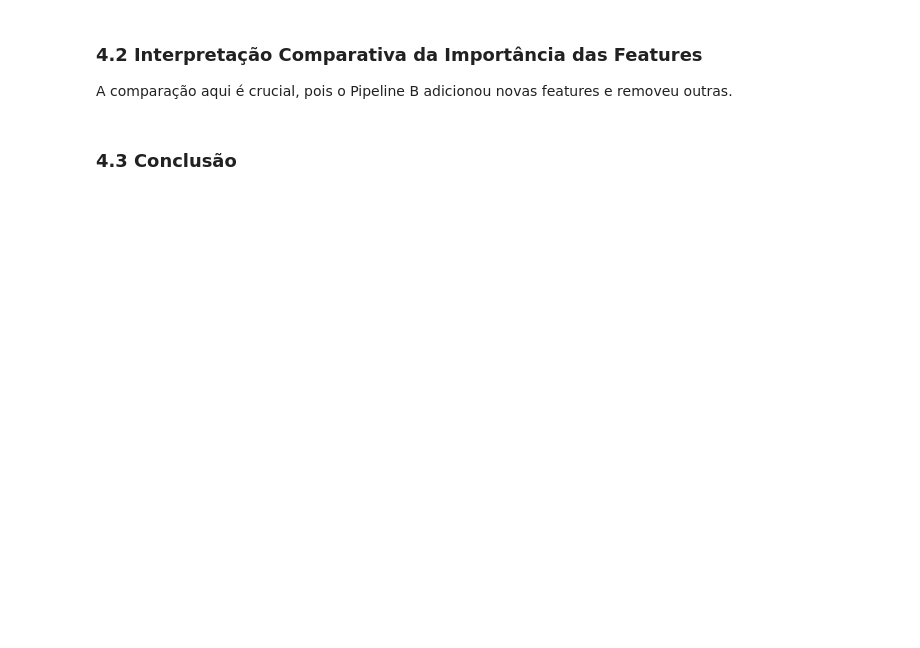
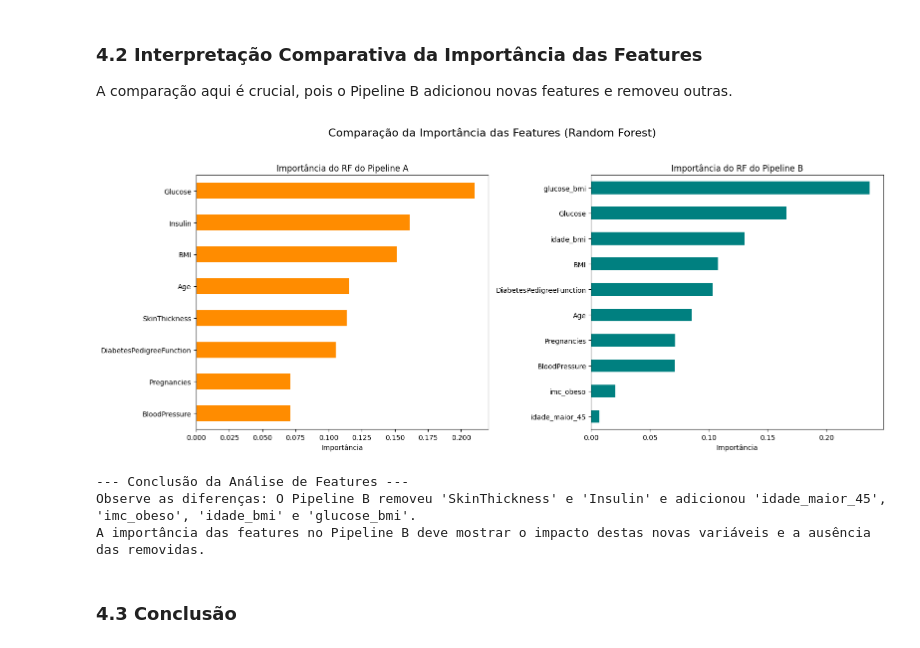
Before and after one commit to vagnerbarbosa/tech-challenge-fase-1, a Jupyter notebook: Diabetes_Analysis.ipynb, the cells around one changed output. Drawn from its saved outputs; the diff is of its cells as text; code cells hidden in the pictures; blank space fills up the shorter version.

```diff
--- a/Diabetes_Analysis.ipynb
+++ b/Diabetes_Analysis.ipynb
@@ -399,35 +578,40 @@ def plot_feature_importances(modelo, X_data, title, ax):
     else:
         ax.set_title(f"{title}\n(Modelo sem Feature Importance direta)")
         ax.axis('off')
 
 # O modelo mais comum a ser o melhor é o Random Forest nos dois pipelines
 # Vamos usar o Random Forest de cada um para uma comparação justa de Importância das Features.
 
 rf_A = modelos_treinados_A['Random Forest (A)']
 # Usamos o DataFrame padronizado do treino para obter os nomes corretos
-X_train_RF_A = X_treino_padronizado_A.drop(['Gestações', 'Glicose', 'Pressão', 'Espessura da pele', 'Insulina', 'IMC', 'Hereditariedade', 'Idade'], axis=1)
+# X_train_RF_A = X_treino_padronizado_A.drop(['Gestações', 'Glicose', 'Pressão', 'Espessura da pele', 'Insulina', 'IMC', 'Hereditariedade', 'Idade'], axis=1)
 X_train_RF_A = X_treino_padronizado_A.copy()
 
 
-rf_B = models_treinados_B['Random Forest (B)']
+rf_B = models_treinados_B['Random Forest']
 X_train_RF_B = X_train_res_B_df.copy() # DataFrame do treino B já com as features B
 
 fig, axes = plt.subplots(1, 2, figsize=(16, 7))
 
 # 1. Comparação de Importância (Usando Random Forest como exemplo)
 plot_feature_importances(rf_A, X_train_RF_A, 'Importância do RF do Pipeline A', axes[0])
 plot_feature_importances(rf_B, X_train_RF_B, 'Importância do RF do Pipeline B', axes[1])
 
 plt.suptitle('Comparação da Importância das Features (Random Forest)', fontsize=16)
 plt.tight_layout(rect=[0, 0.03, 1, 0.95])
 plt.show()
 
 # 2. Interpretação do Melhor Modelo Geral (Se houver uma diferença clara)
 # Se o melhor modelo for diferente (ex: A=KNN, B=XGBoost), esta célula deve ser ajustada para usar SHAP ou Feature Importance específica.
 
 print("\n--- Conclusão da Análise de Features ---")
 print("Observe as diferenças: O Pipeline B removeu 'SkinThickness' e 'Insulin' e adicionou 'idade_maior_45', 'imc_obeso', 'idade_bmi' e 'glucose_bmi'.")
 print("A importância das features no Pipeline B deve mostrar o impacto destas novas variáveis e a ausência das removidas.")
+# %% [output]
+[figure, added]
+--- Conclusão da Análise de Features ---
+Observe as diferenças: O Pipeline B removeu 'SkinThickness' e 'Insulin' e adicionou 'idade_maior_45', 'imc_obeso', 'idade_bmi' e 'glucose_bmi'.
+A importância das features no Pipeline B deve mostrar o impacto destas novas variáveis e a ausência das removidas.
 # %% [markdown]
 ### 4.3 Conclusão
 # %%
```
Also changed, not shown: parts of 7 cells of this notebook.
